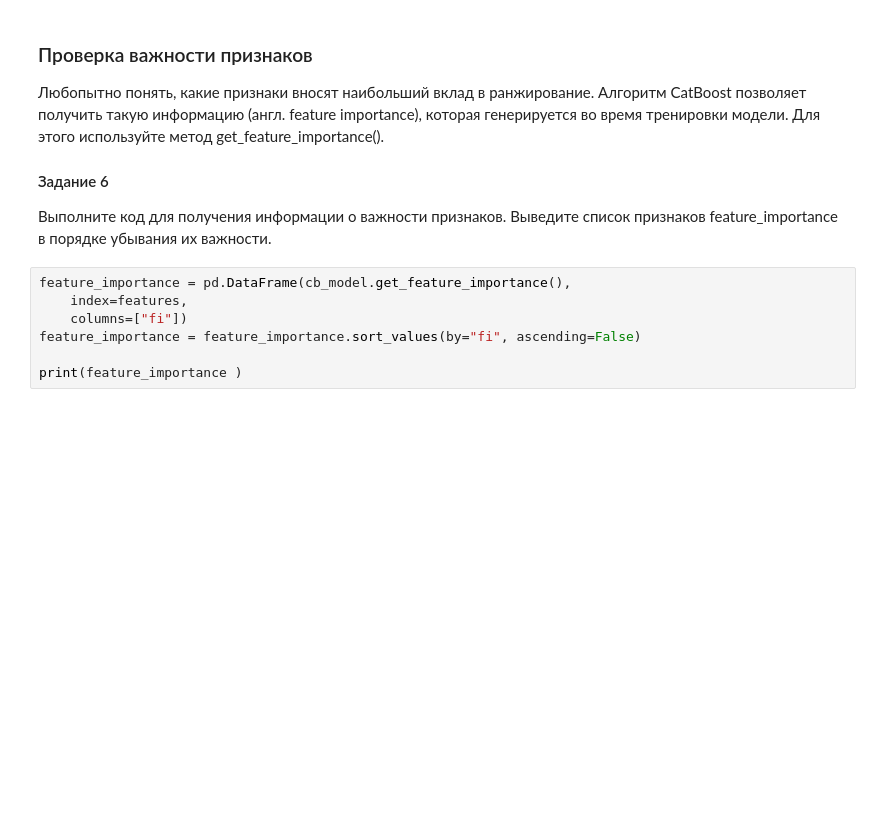
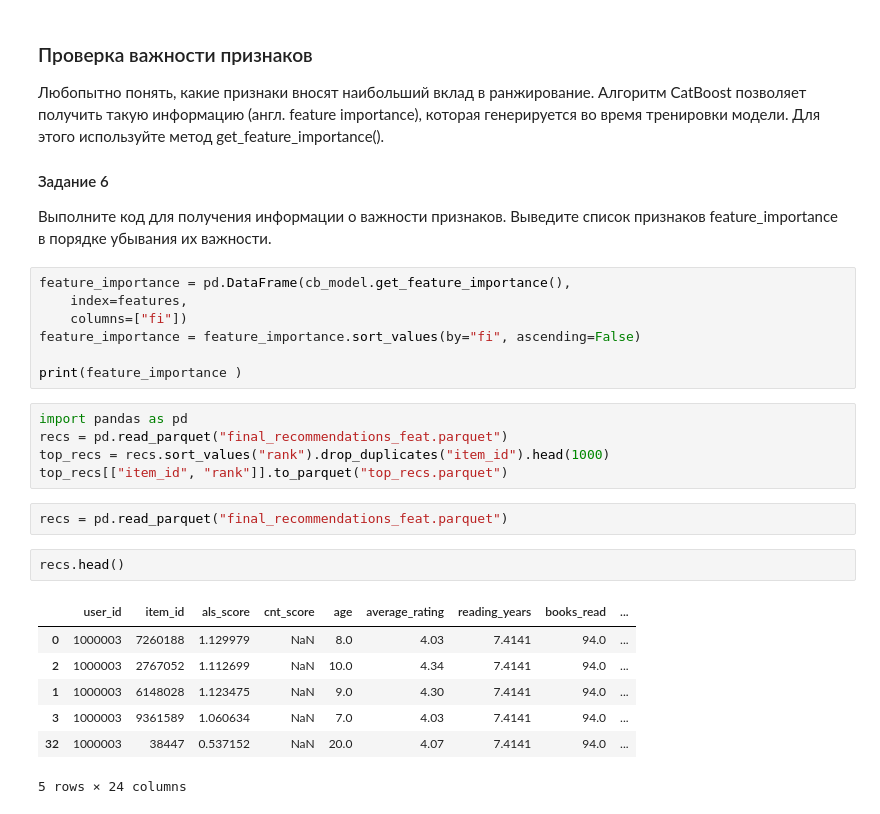
Before and after one commit to eemlnv/mle-recsys-start, a Jupyter notebook: main_offline.ipynb, the cells around one changed output. Saved outputs shown, nothing was run; the diff lists cells and outputs as text; blank space fills up the shorter version.

```diff
--- a/main_offline.ipynb
+++ b/main_offline.ipynb
@@ -1302,3 +1302,20 @@ feature_importance = pd.DataFrame(cb_model.get_feature_importance(),
 feature_importance = feature_importance.sort_values(by="fi", ascending=False)
 
 print(feature_importance )
+# %%
+import pandas as pd
+recs = pd.read_parquet("final_recommendations_feat.parquet")
+top_recs = recs.sort_values("rank").drop_duplicates("item_id").head(1000)
+top_recs[["item_id", "rank"]].to_parquet("top_recs.parquet")
+# %%
+recs = pd.read_parquet("final_recommendations_feat.parquet")
+# %%
+recs.head()
+# %% [output]
+|  | user_id | item_id | als_score | cnt_score | age | average_rating | reading_years | books_read | ... |
+| 0 | 1000003 | 7260188 | 1.129979 | NaN | 8.0 | 4.03 | 7.4141 | 94.0 | ... |
+| 2 | 1000003 | 2767052 | 1.112699 | NaN | 10.0 | 4.34 | 7.4141 | 94.0 | ... |
+| 1 | 1000003 | 6148028 | 1.123475 | NaN | 9.0 | 4.30 | 7.4141 | 94.0 | ... |
+| 3 | 1000003 | 9361589 | 1.060634 | NaN | 7.0 | 4.03 | 7.4141 | 94.0 | ... |
+| 32 | 1000003 | 38447 | 0.537152 | NaN | 20.0 | 4.07 | 7.4141 | 94.0 | ... |
+5 rows × 24 columns
```
Also changed, not shown: parts of 3 cells of this notebook, 3 other files.
